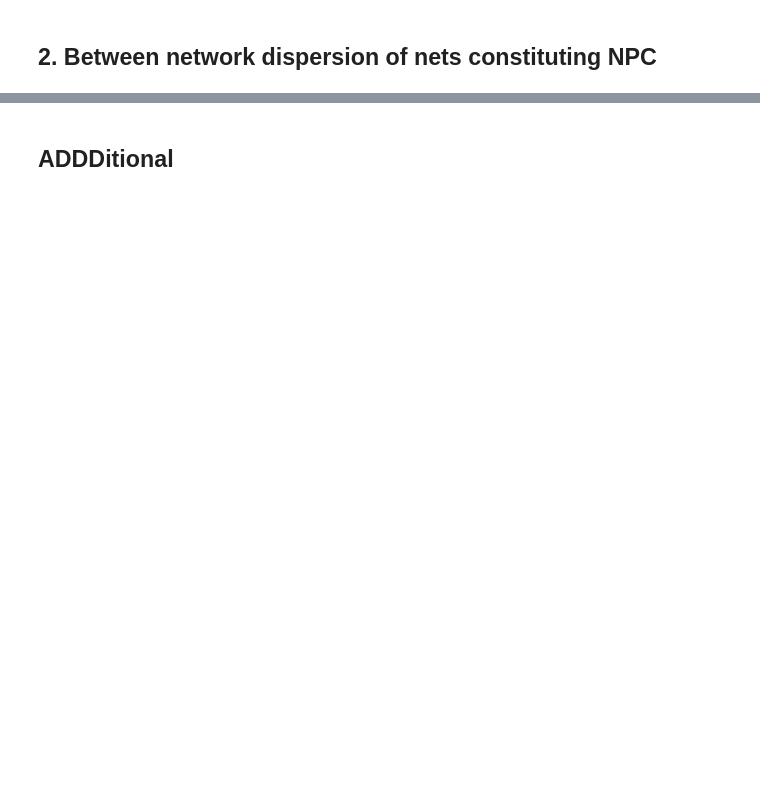
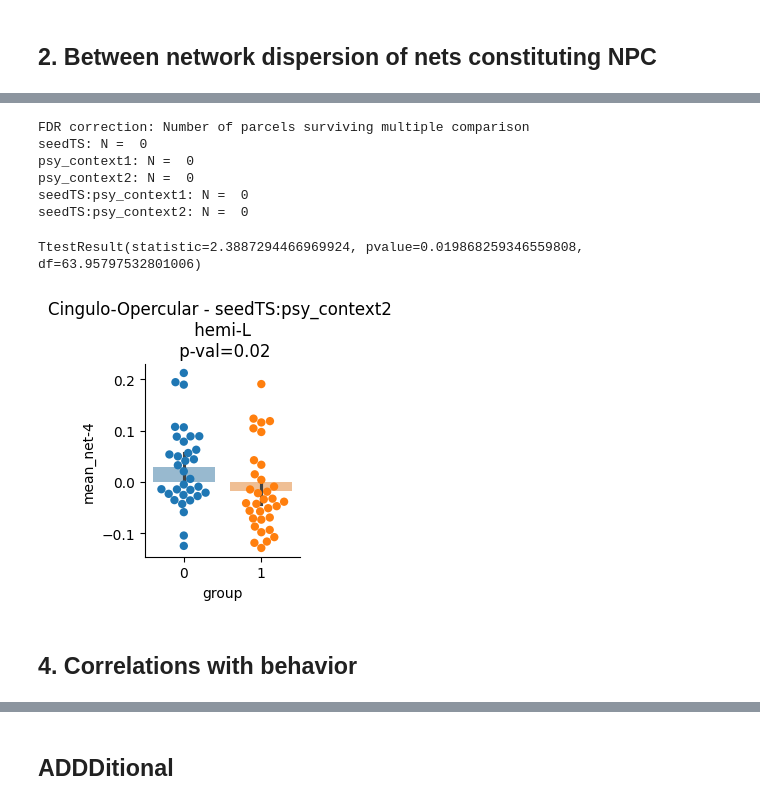
Before and after one commit to mrenke/numrisk, a Jupyter notebook: numrisk/visualize&plots/gradient_module_wrapUp01.ipynb, the cells around one changed output, grey strips where cells are left out. Drawn from its saved outputs; the diff is of its cells as text; code cells hidden in the pictures; blank space fills up the shorter version.

```diff
--- a/numrisk/visualize&plots/gradient_module_wrapUp01.ipynb
+++ b/numrisk/visualize&plots/gradient_module_wrapUp01.ipynb
@@ -260,0 +283,67 @@ TtestResult(statistic=-1.4920624827703082, pvalue=0.14063143551409, df=63.539580
+# %%
+# read in 1stLevel model fits DataFrame
+
+stats_param = 'betas' # Tvals
+thresh = 0.05
+hemi = 'both'
+seed_parcel_n = f'indnPRFs_hemi-{hemi}_thresh-{thresh}'
+
+df_ppi = pd.read_csv(op.join(bids_folder, 'derivatives', 'ppi', f'ppi_{stats_param}-allSubsDF_seed-{seed_parcel_n}.csv'))
+df_ppi.set_index(['subject','regressor','group'], inplace=True)
+# %%
+# Multiple comparison correction over all parcels
+
+from statsmodels.stats.multitest import multipletests
+
+print('FDR correction: Number of parcels surviving multiple comparison')
+for param in regressors_names:
+    #param = 'seedTS:psy_context1'
+    tmp = df_ppi.xs(param,0,'regressor')
+    group_0 = tmp.xs(0,0,'group')
+    group_1 = tmp.xs(1,0,'group')
+
+    t_stats, p_values = ttest_ind(group_0, group_1, axis=0, equal_var=False)
+    corr_p_values = multipletests(p_values, method='fdr_bh')[1] #if correct_p_values else p_values # np.nan_to_num(p_values, nan=1, posinf=1, neginf=1)
+    #name_spec = '_pvalFDRcorrected' if correct_p_values else ''
+    print(f'{param}: N =  {np.sum(corr_p_values < 0.05)}')
+# %% [output]
+FDR correction: Number of parcels surviving multiple comparison
+seedTS: N =  0
+psy_context1: N =  0
+psy_context2: N =  0
+seedTS:psy_context1: N =  0
+seedTS:psy_context2: N =  0
+# %%
+#  ROI analysis:
+
+name_net =  'Cingulo-Opercular'# 'Visual1' #
+hemi =  'L' # 'both' #'R' #'L' #
+param = 'seedTS:psy_context2'
+
+n_net = np.where(CAatlas_names == name_net)[0][0] + 1
+parcel_numbers = [(i+1) for i in np.where(glasser_CAatlas_mapping == n_net)[0]]
+if hemi == 'L':
+    parcel_numbers = [i for i in parcel_numbers if i < 181]
+elif hemi == 'R':
+    parcel_numbers = [i for i in parcel_numbers if i > 180]
+
+columns_to_keep = [f'parcel_{i}' for i in parcel_numbers]
+tmp = df_ppi.xs(param,0,'regressor')
+tmp = tmp.filter(items=columns_to_keep)
+tmp = pd.DataFrame(tmp.mean(axis=1), columns=[f'mean_net-{n_net}'])
+
+from scipy.stats import ttest_ind
+y_var = f'mean_net-{n_net}'
+
+figure, axes = plt.subplots(1, 1,figsize = (2,2.5))
+sns.barplot(data=tmp.reset_index(), x ='group', hue='group',y=y_var, alpha=0.5,legend=False)
+sns.swarmplot(data=tmp.reset_index(),  x ='group', hue='group',y=y_var, size=6,legend=False)
+stats = ttest_ind(tmp.xs(0,0,'group')[y_var], tmp.xs(1,0,'group')[y_var], axis=0, equal_var=False)
+p_val = np.round(stats.pvalue,3)
+print(stats)
+
+axes.set(title=f'{name_net} - {param} \n hemi-{hemi} \n p-val={p_val}',ylabel=y_var, xlabel='group')
+sns.despine()
+# %% [output]
+TtestResult(statistic=2.3887294466969924, pvalue=0.019868259346559808, df=63.95797532801006)
+[figure, added]
@@ -260,0 +355,2 @@ TtestResult(statistic=-1.4920624827703082, pvalue=0.14063143551409, df=63.539580
+# %% [markdown]
+## 4. Correlations with behavior
```
Also changed, not shown: parts of 27 cells of this notebook, 2 other files.
